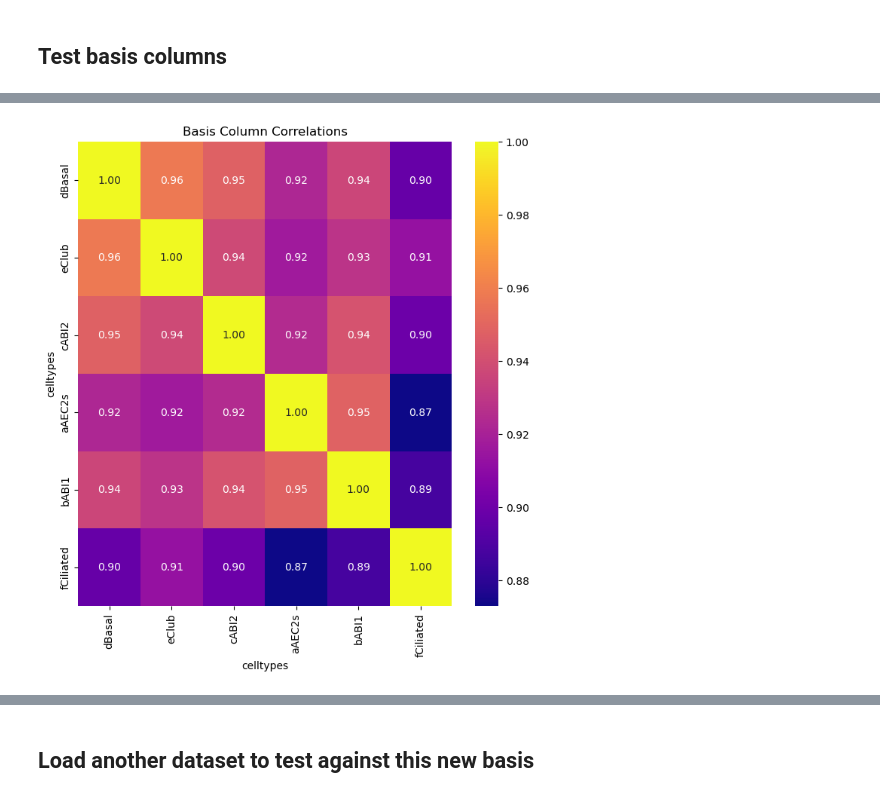
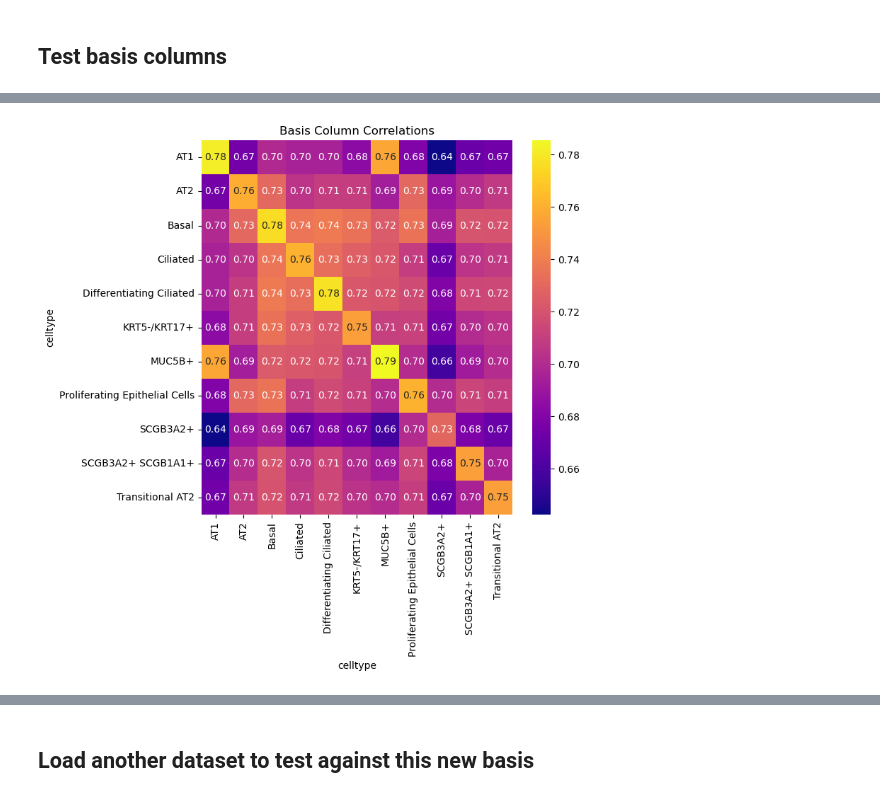
Before and after one commit to CReM-BU/Vilker_Helper_Files, a Jupyter notebook: scTOP/scTOP Vignette 2- Constructing Reference Bases.ipynb, the cells around one changed output, grey strips where cells are left out. Cells and saved outputs as stored; diff of their text form; code cells hidden in the pictures.

```diff
--- a/scTOP/scTOP Vignette 2- Constructing Reference Bases.ipynb
+++ b/scTOP/scTOP Vignette 2- Constructing Reference Bases.ipynb
@@ -20,6 +16,7 @@ The autoreload extension is already loaded. To reload it, use:
 # %% [markdown]
 ## Load new dataset and set as basis
 # %%
-kathiriyaObj = TopObject.TopObject("Kathiriya", manualInit=False)
-kathiriyaObj.setBasis() # This doesn't stop you from using it as a source still, just fills in the basis attribute of the object
+# We don't need to process the data if using it just as a basis
+habermann = TopObject.TopObject("Habermann", skipProcess=True)
+habermann.setBasis()
 # %% [output]
@@ -77,10 +57,5 @@ unspecified: 0.09613065877452592
 # %%
-# You can also generate a correlation matrix to test if there are any basis columns that are overly similar. Values are very high so it's tricky to use, however
-# kathiriyaObj.getBasisCorrelations()
-plt.subplots(1, 1, figsize=(8,8))
-SimilarityHelper.plotCorrelationMatrix(kathiriyaObj.corr, textSize=10)
-# plt.savefig('/Your/Path/Here.png')
-plt.savefig('../PendingResults/KathiriyaCorrMatrix.png')
-plt.show()
+# You can generate a correlation matrix to test if there are any basis columns that are overly similar
+SimilarityHelper.plotBasisCorrelationMatrix(habermann, textSize=10)
 # %% [output]
-[figure, old version]
+[figure, new version]
```
Also changed, not shown: parts of 8 cells of this notebook, 6 other files.
